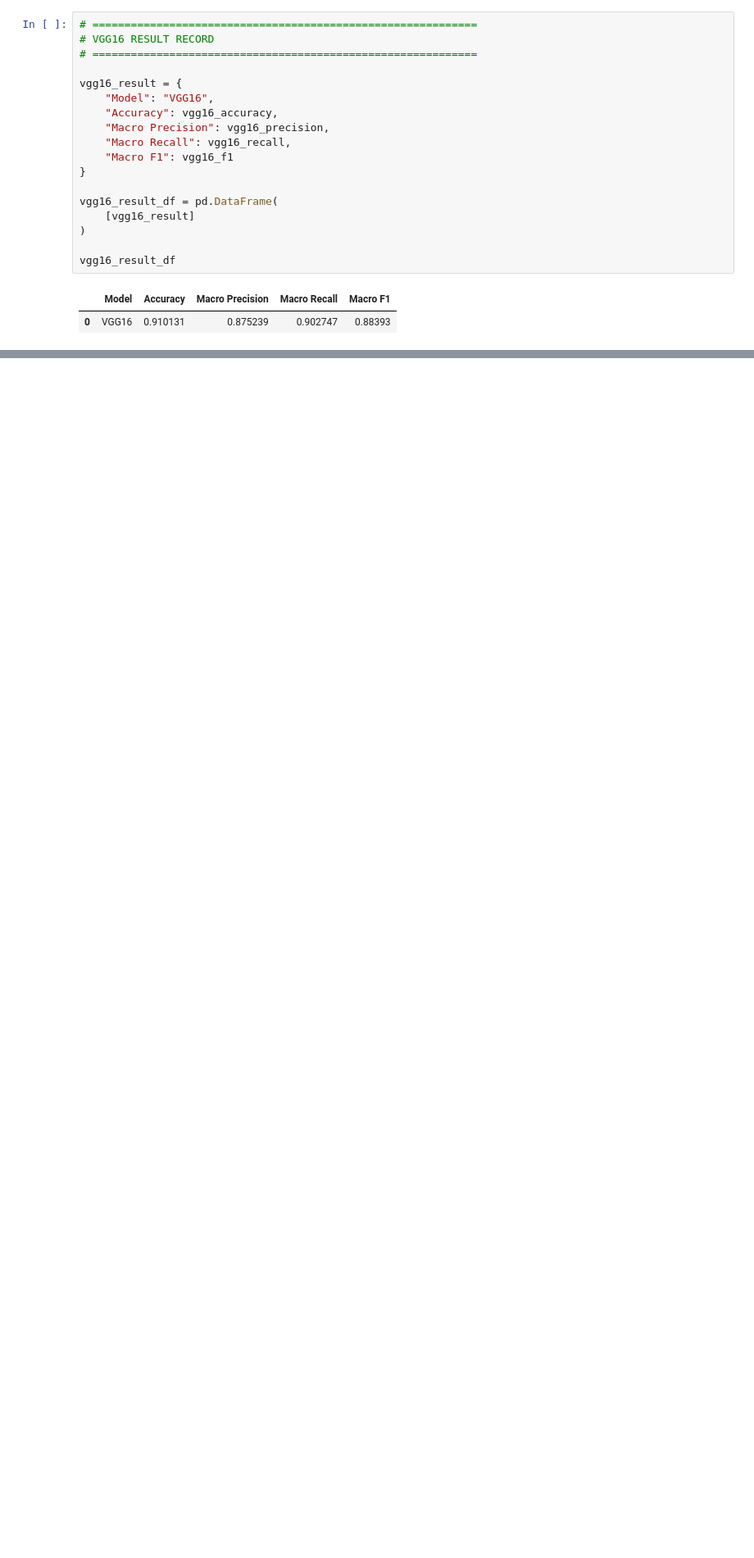
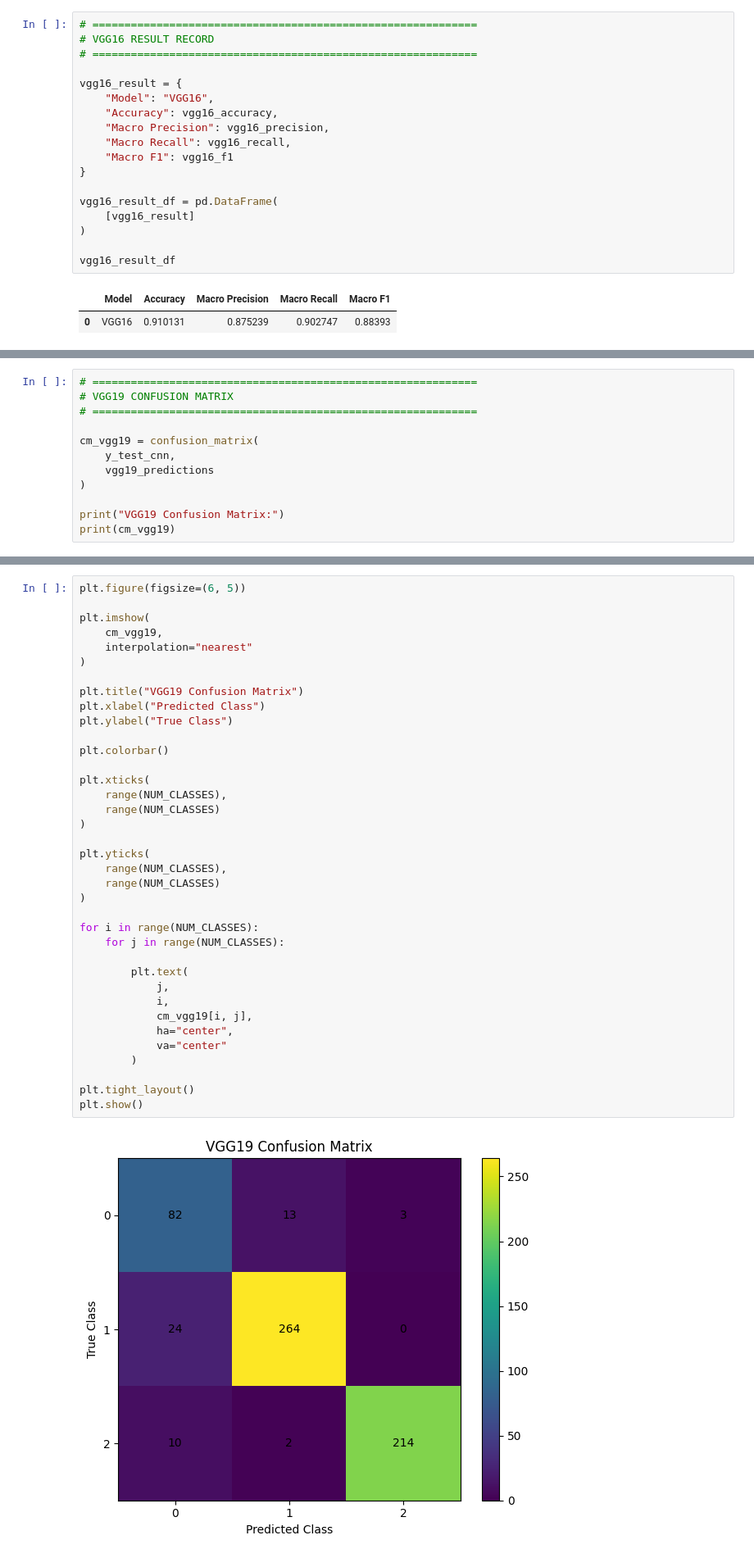
Before and after one commit to VanshitaRawat24/Brain_Tumor_Detection, a Jupyter notebook: notebooks/03_deep_learning_models.ipynb, the cells around one changed output, grey strips where cells are left out. Shown at 82% size. Saved outputs shown, nothing was run; the diff lists cells and outputs as text; blank space fills up the shorter version.

```diff
--- a/notebooks/03_deep_learning_models.ipynb
+++ b/notebooks/03_deep_learning_models.ipynb
@@ -4697,0 +5263,12 @@ vgg16_result_df
+# %%
+# ============================================================
+# VGG19 CONFUSION MATRIX
+# ============================================================
+
+cm_vgg19 = confusion_matrix(
+    y_test_cnn,
+    vgg19_predictions
+)
+
+print("VGG19 Confusion Matrix:")
+print(cm_vgg19)
@@ -4697,0 +5280,39 @@ vgg16_result_df
+# %%
+plt.figure(figsize=(6, 5))
+
+plt.imshow(
+    cm_vgg19,
+    interpolation="nearest"
+)
+
+plt.title("VGG19 Confusion Matrix")
+plt.xlabel("Predicted Class")
+plt.ylabel("True Class")
+
+plt.colorbar()
+
+plt.xticks(
+    range(NUM_CLASSES),
+    range(NUM_CLASSES)
+)
+
+plt.yticks(
+    range(NUM_CLASSES),
+    range(NUM_CLASSES)
+)
+
+for i in range(NUM_CLASSES):
+    for j in range(NUM_CLASSES):
+
+        plt.text(
+            j,
+            i,
+            cm_vgg19[i, j],
+            ha="center",
+            va="center"
+        )
+
+plt.tight_layout()
+plt.show()
+# %% [output]
+[figure, added]
```
Also changed, not shown: parts of 66 cells of this notebook.
